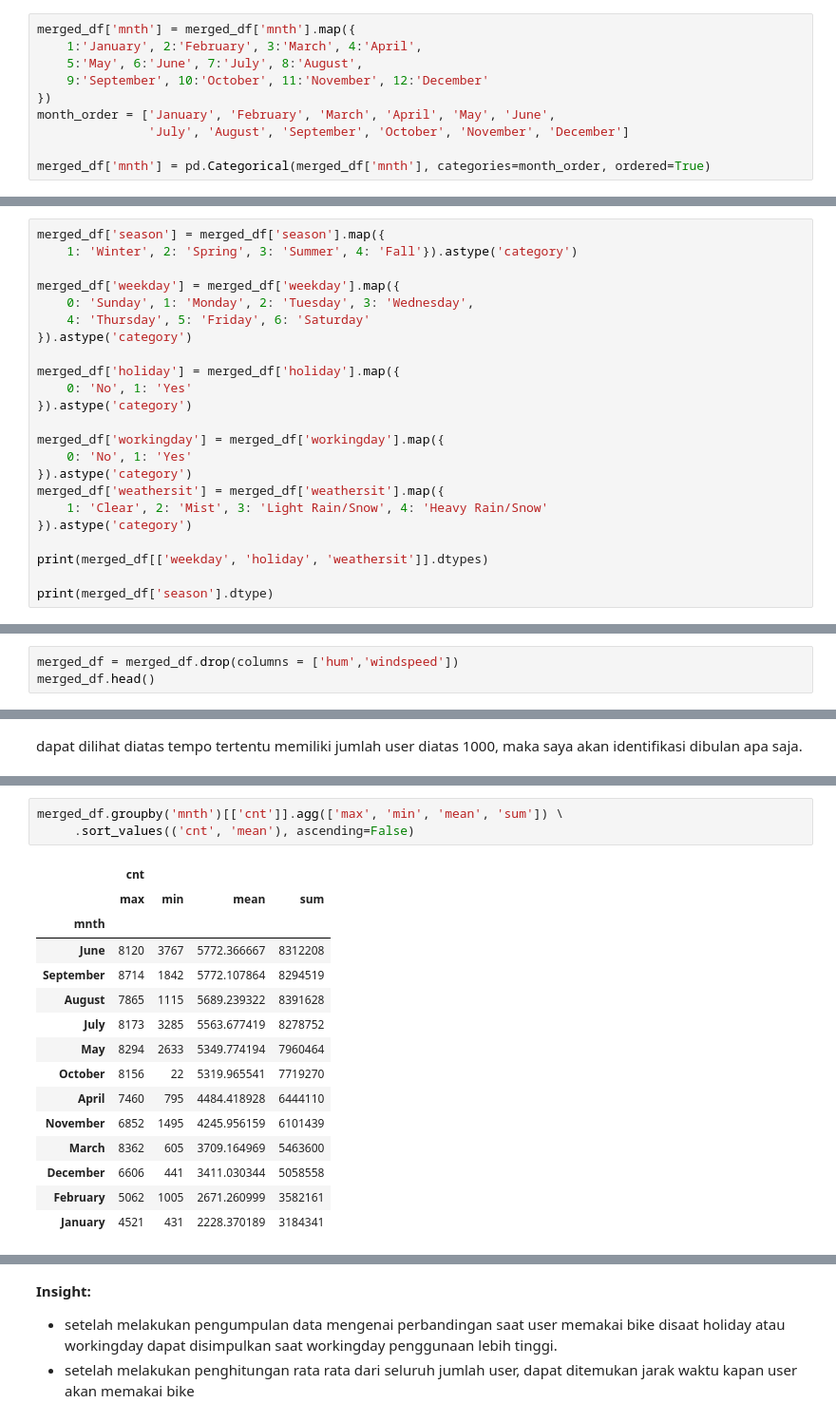
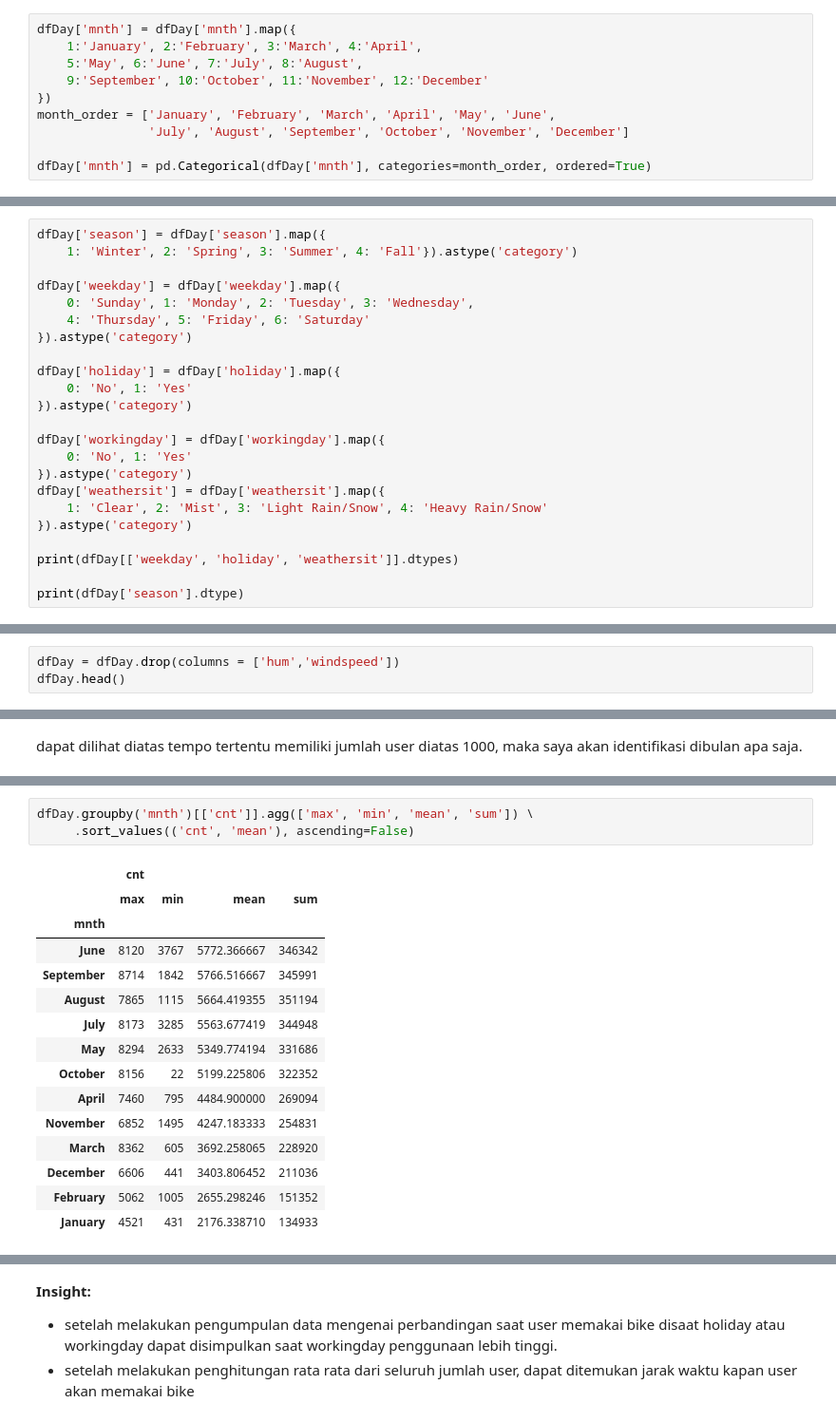
Before and after one commit to Occolus/latihanOlahData, a Jupyter notebook: Proyek_Analisis_Data.ipynb, the cells around one changed output, grey strips where cells are left out. Shown: that part at 95% size. Drawn from its saved outputs; the diff is of its cells as text.

```diff
--- a/Proyek_Analisis_Data.ipynb
+++ b/Proyek_Analisis_Data.ipynb
@@ -170,7 +159,7 @@ Karena dari kedua tabel tersebut hanya ada satu perbedaan yaitu pada kolom hr pa
 # %% [markdown]
 ### Cleaning Data
 # %%
-merged_df['mnth'] = merged_df['mnth'].map({
+dfDay['mnth'] = dfDay['mnth'].map({
     1:'January', 2:'February', 3:'March', 4:'April',
     5:'May', 6:'June', 7:'July', 8:'August',
     9:'September', 10:'October', 11:'November', 12:'December'
@@ -178,32 +167,32 @@ merged_df['mnth'] = merged_df['mnth'].map({
 month_order = ['January', 'February', 'March', 'April', 'May', 'June',
                'July', 'August', 'September', 'October', 'November', 'December']
 
-merged_df['mnth'] = pd.Categorical(merged_df['mnth'], categories=month_order, ordered=True)
+dfDay['mnth'] = pd.Categorical(dfDay['mnth'], categories=month_order, ordered=True)
 # %% [markdown]
 Memberikan Penamaan bulan, serta kondisi cuaca, musim
 # %%
-merged_df['season'] = merged_df['season'].map({
+dfDay['season'] = dfDay['season'].map({
     1: 'Winter', 2: 'Spring', 3: 'Summer', 4: 'Fall'}).astype('category')
 
-merged_df['weekday'] = merged_df['weekday'].map({
+dfDay['weekday'] = dfDay['weekday'].map({
     0: 'Sunday', 1: 'Monday', 2: 'Tuesday', 3: 'Wednesday',
     4: 'Thursday', 5: 'Friday', 6: 'Saturday'
 }).astype('category')
 
-merged_df['holiday'] = merged_df['holiday'].map({
+dfDay['holiday'] = dfDay['holiday'].map({
     0: 'No', 1: 'Yes'
 }).astype('category')
 
-merged_df['workingday'] = merged_df['workingday'].map({
+dfDay['workingday'] = dfDay['workingday'].map({
     0: 'No', 1: 'Yes'
 }).astype('category')
-merged_df['weathersit'] = merged_df['weathersit'].map({
+dfDay['weathersit'] = dfDay['weathersit'].map({
     1: 'Clear', 2: 'Mist', 3: 'Light Rain/Snow', 4: 'Heavy Rain/Snow'
 }).astype('category')
 
-print(merged_df[['weekday', 'holiday', 'weathersit']].dtypes)
+print(dfDay[['weekday', 'holiday', 'weathersit']].dtypes)
 
-print(merged_df['season'].dtype)
+print(dfDay['season'].dtype)
 # %% [output]
 weekday       category
 holiday       category
@@ -213,8 +202,8 @@ category
 # %% [markdown]
 Lalu pemberian penamaan pada setiap tipe data pada kolom season, weekday, holiday, dan weathersit untuk mengirangi kebingungan.
 # %%
-merged_df = merged_df.drop(columns = ['hum','windspeed'])
-merged_df.head()
+dfDay = dfDay.drop(columns = ['hum','windspeed'])
+dfDay.head()
 # %% [output]
 |  | instant | dteday | season | yr | mnth | holiday | weekday | workingday | weathersit | temp | ... |
 | 0 | 1 | 2011-01-01 | Winter | 0 | January | No | Saturday | No | Mist | 0.344167 | ... |
@@ -296,20 +288,20 @@ Total seluruh pengguna selama hari kerja: 54850177
 # %%
-merged_df.groupby('mnth')[['cnt']].agg(['max', 'min', 'mean', 'sum']) \
+dfDay.groupby('mnth')[['cnt']].agg(['max', 'min', 'mean', 'sum']) \
      .sort_values(('cnt', 'mean'), ascending=False)
 # %% [output]
 |  | cnt |  |  |  |
 |  | max | min | mean | sum |
 | mnth |  |  |  |  |
-| June | 8120 | 3767 | 5772.366667 | 8312208 |
-| September | 8714 | 1842 | 5772.107864 | 8294519 |
-| August | 7865 | 1115 | 5689.239322 | 8391628 |
-| July | 8173 | 3285 | 5563.677419 | 8278752 |
-| May | 8294 | 2633 | 5349.774194 | 7960464 |
-| October | 8156 | 22 | 5319.965541 | 7719270 |
-| April | 7460 | 795 | 4484.418928 | 6444110 |
-| November | 6852 | 1495 | 4245.956159 | 6101439 |
-| March | 8362 | 605 | 3709.164969 | 5463600 |
-| December | 6606 | 441 | 3411.030344 | 5058558 |
-| February | 5062 | 1005 | 2671.260999 | 3582161 |
-| January | 4521 | 431 | 2228.370189 | 3184341 |
+| June | 8120 | 3767 | 5772.366667 | 346342 |
+| September | 8714 | 1842 | 5766.516667 | 345991 |
+| August | 7865 | 1115 | 5664.419355 | 351194 |
+| July | 8173 | 3285 | 5563.677419 | 344948 |
+| May | 8294 | 2633 | 5349.774194 | 331686 |
+| October | 8156 | 22 | 5199.225806 | 322352 |
+| April | 7460 | 795 | 4484.900000 | 269094 |
+| November | 6852 | 1495 | 4247.183333 | 254831 |
+| March | 8362 | 605 | 3692.258065 | 228920 |
+| December | 6606 | 441 | 3403.806452 | 211036 |
+| February | 5062 | 1005 | 2655.298246 | 151352 |
+| January | 4521 | 431 | 2176.338710 | 134933 |
 # %%
```
Also changed, not shown: parts of 15 cells of this notebook, 1 other file.
